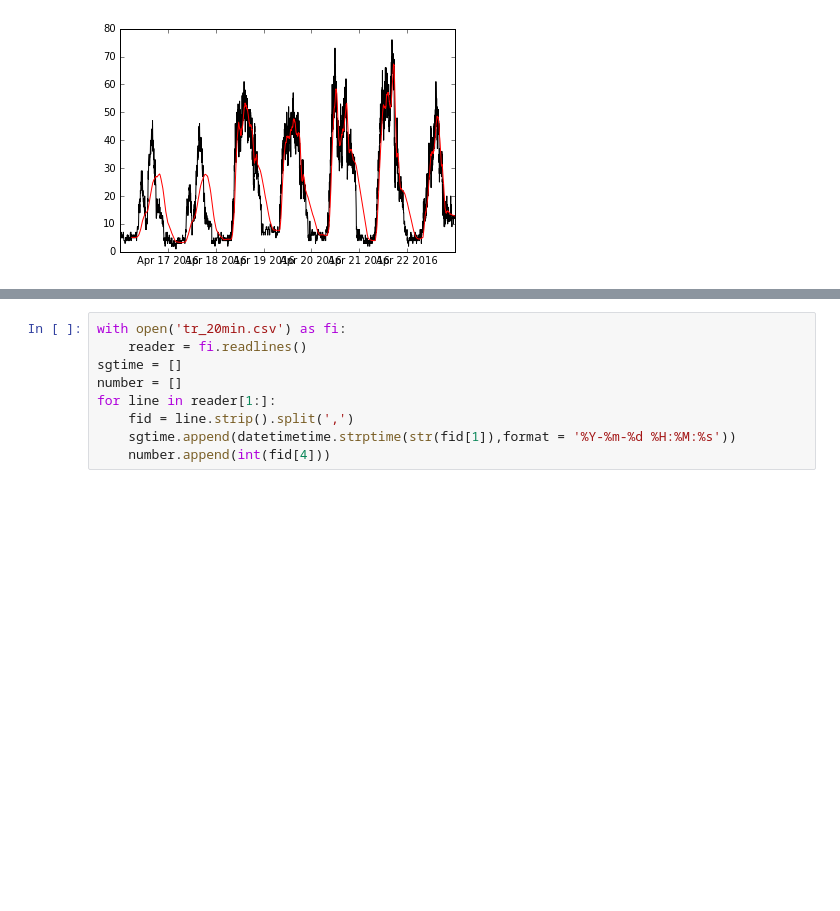
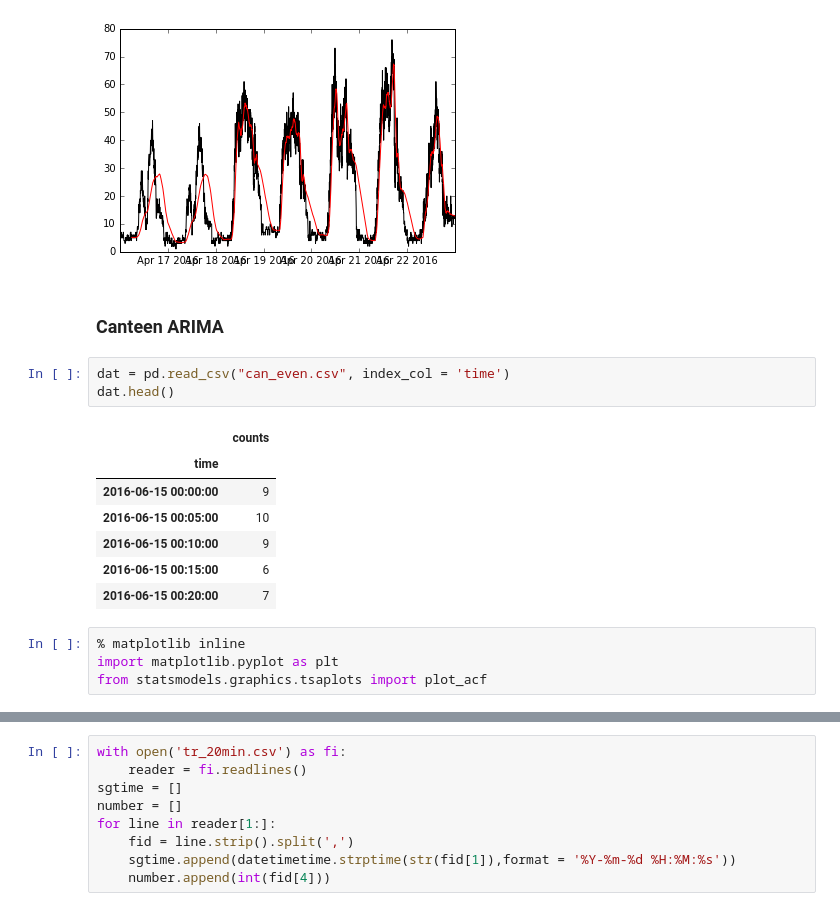
Before and after one commit to Ellen-Co2/ami_sg-work, a Jupyter notebook: canteen/canteens.ipynb, the cells around one changed output, grey strips where cells are left out. Drawn from its saved outputs; the diff is of its cells as text; blank space fills up the shorter version.

```diff
--- a/canteen/canteens.ipynb
+++ b/canteen/canteens.ipynb
@@ -172,3 +172,20 @@ plt.plot(smoth,'red')
 # %% [output]
 [<matplotlib.lines.Line2D at 0x...>]
 [figure]
+# %% [markdown]
+### Canteen ARIMA
+# %%
+dat = pd.read_csv("can_even.csv", index_col = 'time')
+dat.head()
+# %% [output]
+|  | counts |
+| time |  |
+| 2016-06-15 00:00:00 | 9 |
+| 2016-06-15 00:05:00 | 10 |
+| 2016-06-15 00:10:00 | 9 |
+| 2016-06-15 00:15:00 | 6 |
+| 2016-06-15 00:20:00 | 7 |
+# %%
+% matplotlib inline
+import matplotlib.pyplot as plt
+from statsmodels.graphics.tsaplots import plot_acf
```
Also changed, not shown: parts of 6 cells of this notebook, 4 other files.
